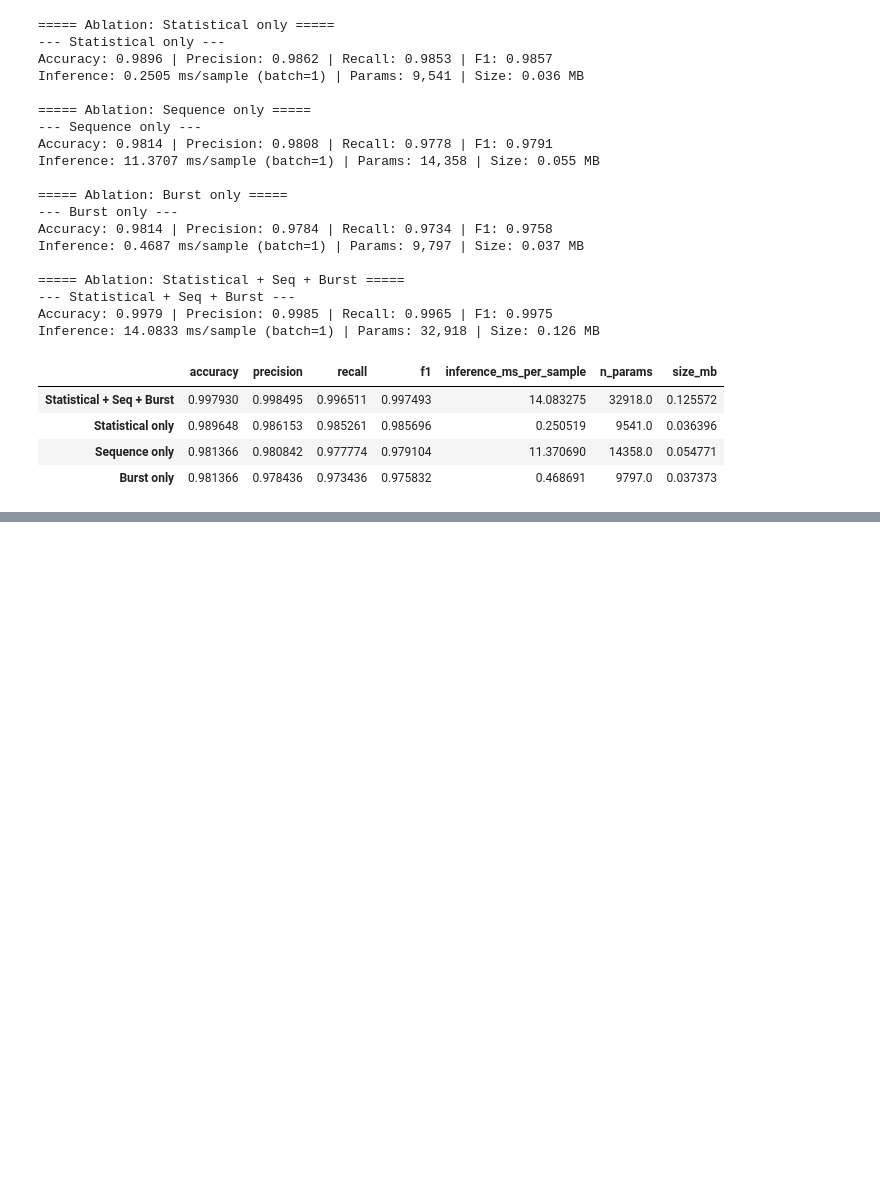
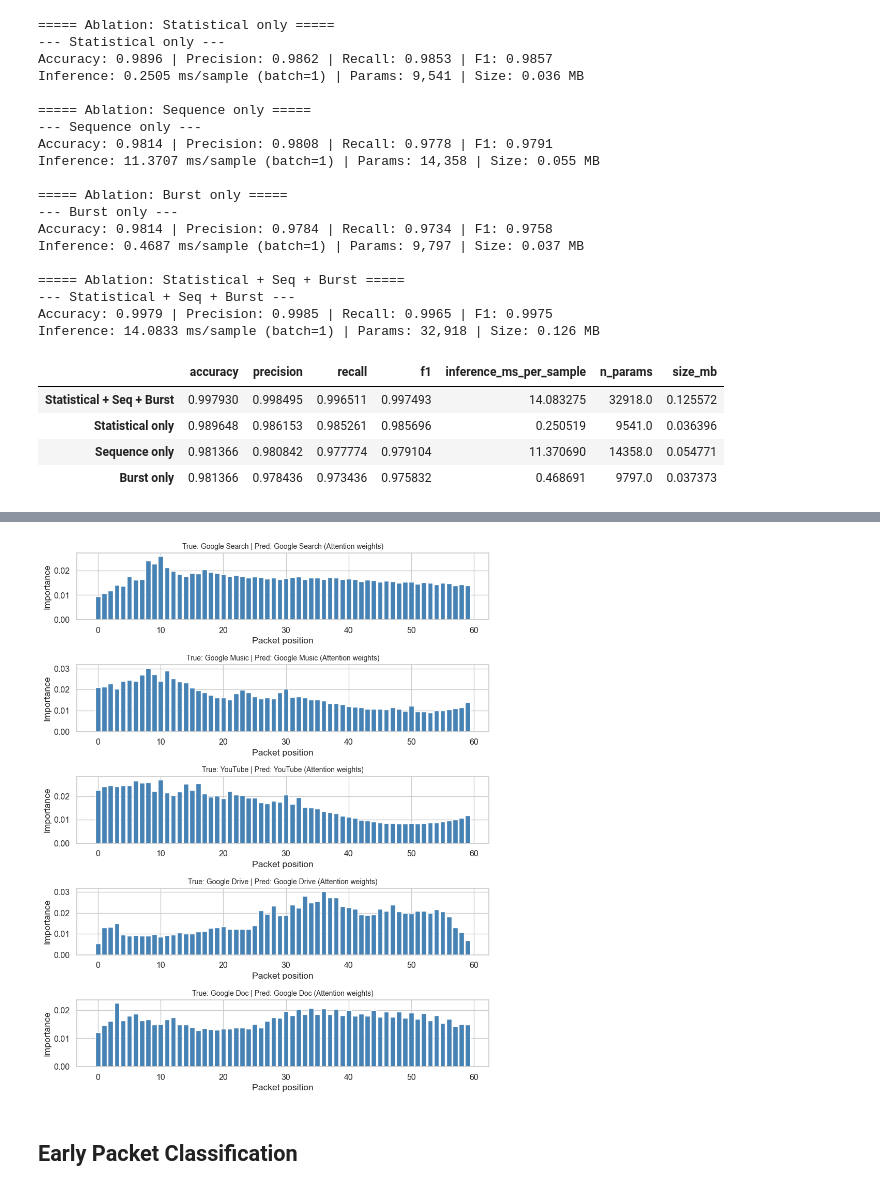
Before and after one commit to parthkhajgiwale/MSc-Capstone, a Jupyter notebook: UCDavis_Proposed.ipynb, the cells around one changed output, grey strips where cells are left out. Cells and saved outputs as stored; diff of their text form; code cells hidden in the pictures; blank space fills up the shorter version.

```diff
--- a/UCDavis_Proposed.ipynb
+++ b/UCDavis_Proposed.ipynb
@@ -677,0 +763,73 @@ Inference: 14.0833 ms/sample (batch=1) | Params: 32,918 | Size: 0.126 MB
+# %%
+best_full_model = ablation_models["Statistical + Seq + Burst"]  # your best fused model, already trained
+best_full_model.eval()
+
+def compute_gradcam(model, x_seq, x_stat, x_burst, target_class):
+    "Grad-CAM for TCN/ResNet1D encoders using last_activation + its gradient"
+    model.zero_grad()
+    x_seq = x_seq.clone().requires_grad_(True)
+    out = model(x_seq, x_stat, x_burst)
+    score = out[0, target_class]
+    score.backward()
+
+    activ = model.seq_encoder.last_activation        # shape: (1, channels, time)
+    grad = activ.grad                                  # same shape, populated via retain_grad()
+    weights = grad.mean(dim=2, keepdim=True)            # global-avg-pool the gradient :  channel weights
+    cam = F.relu((weights * activ).sum(dim=1)).squeeze(0)  # (time,)
+    cam = cam.detach().numpy()
+    if cam.max() > 0:
+        cam = cam / cam.max()
+    return cam
+
+def get_attention_weights(model, x_seq, x_stat, x_burst):
+    "For CNN_BiGRU_Attn: just run forward and read stored attention weights."
+    with torch.no_grad():
+        _ = model(x_seq, x_stat, x_burst)
+    return model.seq_encoder.last_attn_weights.squeeze(0).numpy()
+
+# pick a handful of test-set examples, one per class if possible
+sample_idx = []
+seen_classes = set()
+for i in idx_test:
+    lbl = y[i]
+    if lbl not in seen_classes:
+        sample_idx.append(i)
+        seen_classes.add(lbl)
+    if len(seen_classes) == n_classes:
+        break
+
+fig, axes = plt.subplots(len(sample_idx), 1, figsize=(9, 2.2 * len(sample_idx)))
+if len(sample_idx) == 1:
+    axes = [axes]
+
+for ax, idx in zip(axes, sample_idx):
+    x_seq_i = torch.tensor(X_seq_scaled[idx:idx+1], dtype=torch.float32)
+    x_stat_i = torch.tensor(X_stat_scaled[idx:idx+1], dtype=torch.float32)
+    x_burst_i = torch.tensor(X_burst_scaled[idx:idx+1], dtype=torch.float32)
+    true_label = le.classes_[y[idx]]
+
+    with torch.no_grad():
+        pred_logits = best_full_model(x_seq_i, x_stat_i, x_burst_i)
+        pred_class = pred_logits.argmax(1).item()
+
+    if BEST_ARCH in ("TCN", "ResNet1D"):
+        importance = compute_gradcam(best_full_model, x_seq_i, x_stat_i, x_burst_i, pred_class)
+        xlabel = "Packet position"
+        title_suffix = "Grad-CAM"
+    else:  # CNN_BiGRU_Attn
+        importance = get_attention_weights(best_full_model, x_seq_i, x_stat_i, x_burst_i)
+        xlabel = "Packet position"
+        title_suffix = "Attention weights"
+
+    ax.bar(range(len(importance)), importance, color="steelblue")
+    ax.set_title(f"True: {true_label} | Pred: {le.classes_[pred_class]} ({title_suffix})", fontsize=10)
+    ax.set_xlabel(xlabel)
+    ax.set_ylabel("Importance")
+
+plt.tight_layout()
+plt.savefig("interpretability_per_class.png", dpi=300)
+plt.show()
+# %% [output]
+[figure, added]
+# %% [markdown]
+## Early Packet Classification
```
Also changed, not shown: parts of 5 cells of this notebook.
